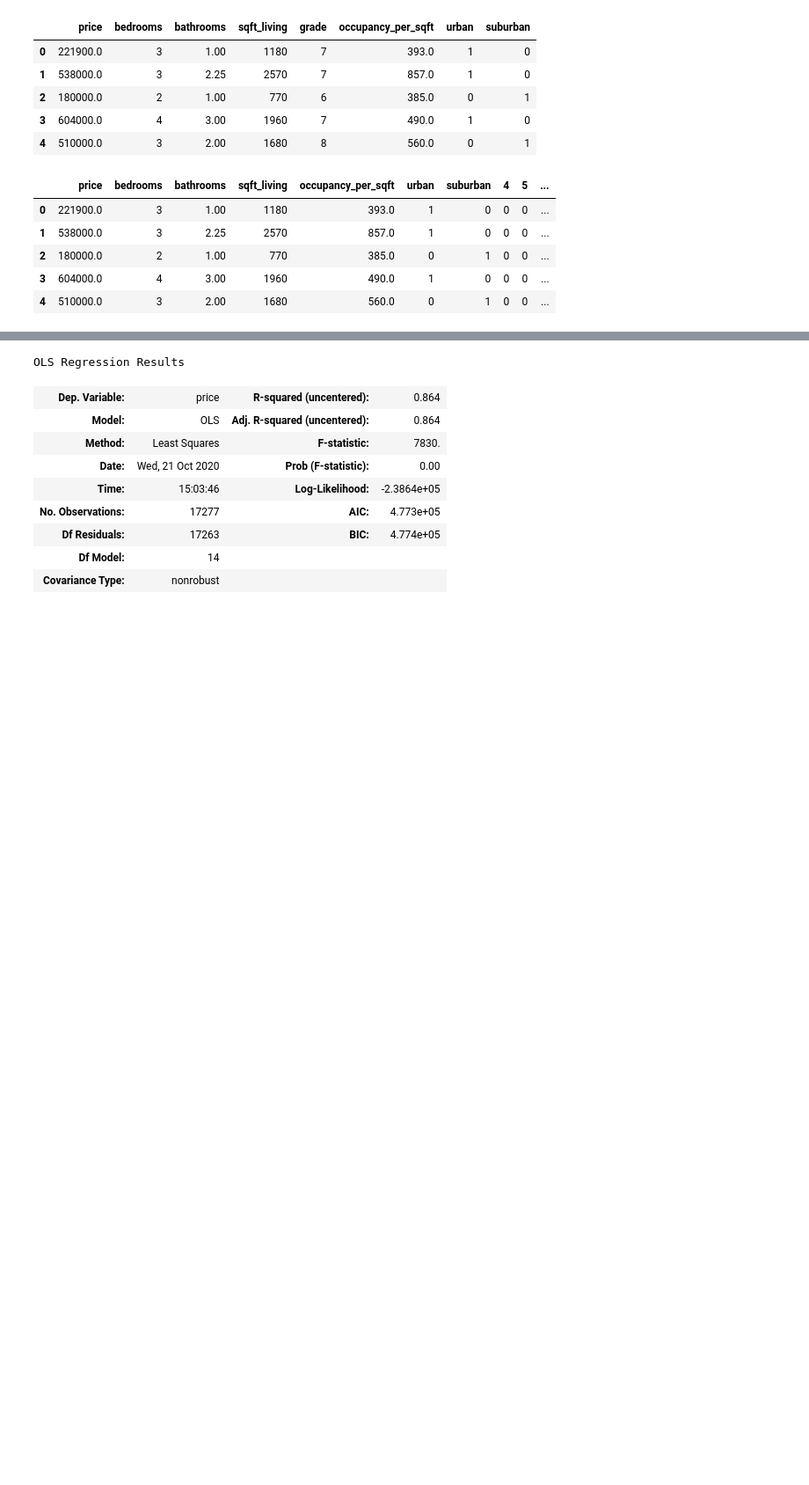
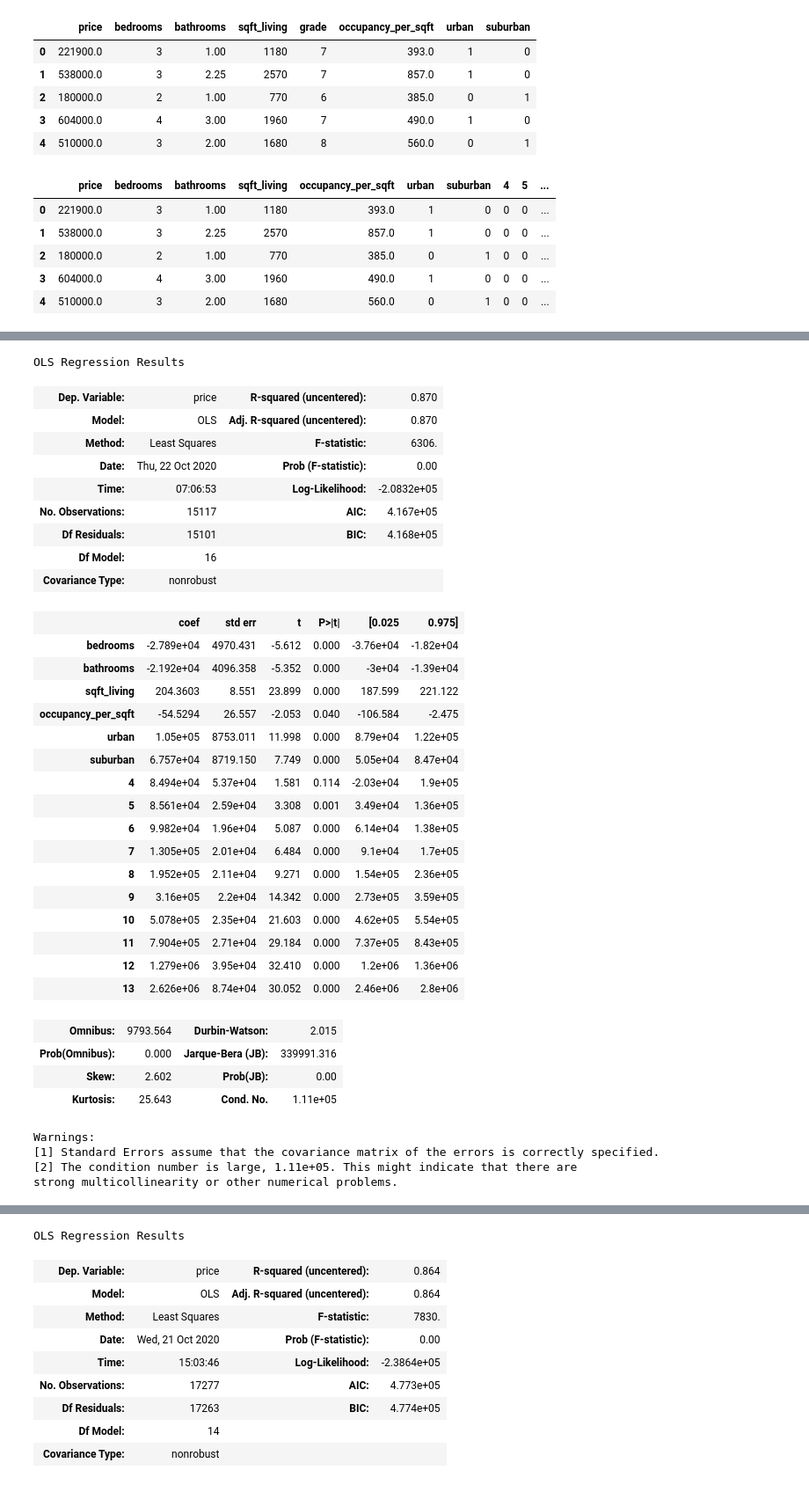
Before and after one commit to danvalen1/KingCounty-Housing, a Jupyter notebook: dsc-phase-2-project/scratch.ipynb, the cells around one changed output, grey strips where cells are left out. Shown at 88% size. Cells and saved outputs as stored; diff of their text form; code cells hidden in the pictures; blank space fills up the shorter version.

```diff
--- a/dsc-phase-2-project/scratch.ipynb
+++ b/dsc-phase-2-project/scratch.ipynb
@@ -73,0 +228,40 @@ king_final.head()
+# %%
+
+model = sm.OLS(king_train_y, king_train_x).fit()
+model.summary()
+# %% [output]
+OLS Regression Results
+| Dep. Variable: | price | R-squared (uncentered): | 0.870 |
+| Model: | OLS | Adj. R-squared (uncentered): | 0.870 |
+| Method: | Least Squares | F-statistic: | 6306. |
+| Date: | Thu, 22 Oct 2020 | Prob (F-statistic): | 0.00 |
+| Time: | 07:06:53 | Log-Likelihood: | -2.0832e+05 |
+| No. Observations: | 15117 | AIC: | 4.167e+05 |
+| Df Residuals: | 15101 | BIC: | 4.168e+05 |
+| Df Model: | 16 |  |  |
+| Covariance Type: | nonrobust |  |  |
+|  | coef | std err | t | P>|t| | [0.025 | 0.975] |
+| bedrooms | -2.789e+04 | 4970.431 | -5.612 | 0.000 | -3.76e+04 | -1.82e+04 |
+| bathrooms | -2.192e+04 | 4096.358 | -5.352 | 0.000 | -3e+04 | -1.39e+04 |
+| sqft_living | 204.3603 | 8.551 | 23.899 | 0.000 | 187.599 | 221.122 |
+| occupancy_per_sqft | -54.5294 | 26.557 | -2.053 | 0.040 | -106.584 | -2.475 |
+| urban | 1.05e+05 | 8753.011 | 11.998 | 0.000 | 8.79e+04 | 1.22e+05 |
+| suburban | 6.757e+04 | 8719.150 | 7.749 | 0.000 | 5.05e+04 | 8.47e+04 |
+| 4 | 8.494e+04 | 5.37e+04 | 1.581 | 0.114 | -2.03e+04 | 1.9e+05 |
+| 5 | 8.561e+04 | 2.59e+04 | 3.308 | 0.001 | 3.49e+04 | 1.36e+05 |
+| 6 | 9.982e+04 | 1.96e+04 | 5.087 | 0.000 | 6.14e+04 | 1.38e+05 |
+| 7 | 1.305e+05 | 2.01e+04 | 6.484 | 0.000 | 9.1e+04 | 1.7e+05 |
+| 8 | 1.952e+05 | 2.11e+04 | 9.271 | 0.000 | 1.54e+05 | 2.36e+05 |
+| 9 | 3.16e+05 | 2.2e+04 | 14.342 | 0.000 | 2.73e+05 | 3.59e+05 |
+| 10 | 5.078e+05 | 2.35e+04 | 21.603 | 0.000 | 4.62e+05 | 5.54e+05 |
+| 11 | 7.904e+05 | 2.71e+04 | 29.184 | 0.000 | 7.37e+05 | 8.43e+05 |
+| 12 | 1.279e+06 | 3.95e+04 | 32.410 | 0.000 | 1.2e+06 | 1.36e+06 |
+| 13 | 2.626e+06 | 8.74e+04 | 30.052 | 0.000 | 2.46e+06 | 2.8e+06 |
+| Omnibus: | 9793.564 | Durbin-Watson: | 2.015 |
+| Prob(Omnibus): | 0.000 | Jarque-Bera (JB): | 339991.316 |
+| Skew: | 2.602 | Prob(JB): | 0.00 |
+| Kurtosis: | 25.643 | Cond. No. | 1.11e+05 |
+Warnings:
+[1] Standard Errors assume that the covariance matrix of the errors is correctly specified.
+[2] The condition number is large, 1.11e+05. This might indicate that there are
+strong multicollinearity or other numerical problems.
```
Also changed, not shown: parts of 37 cells of this notebook, 3 other files.
